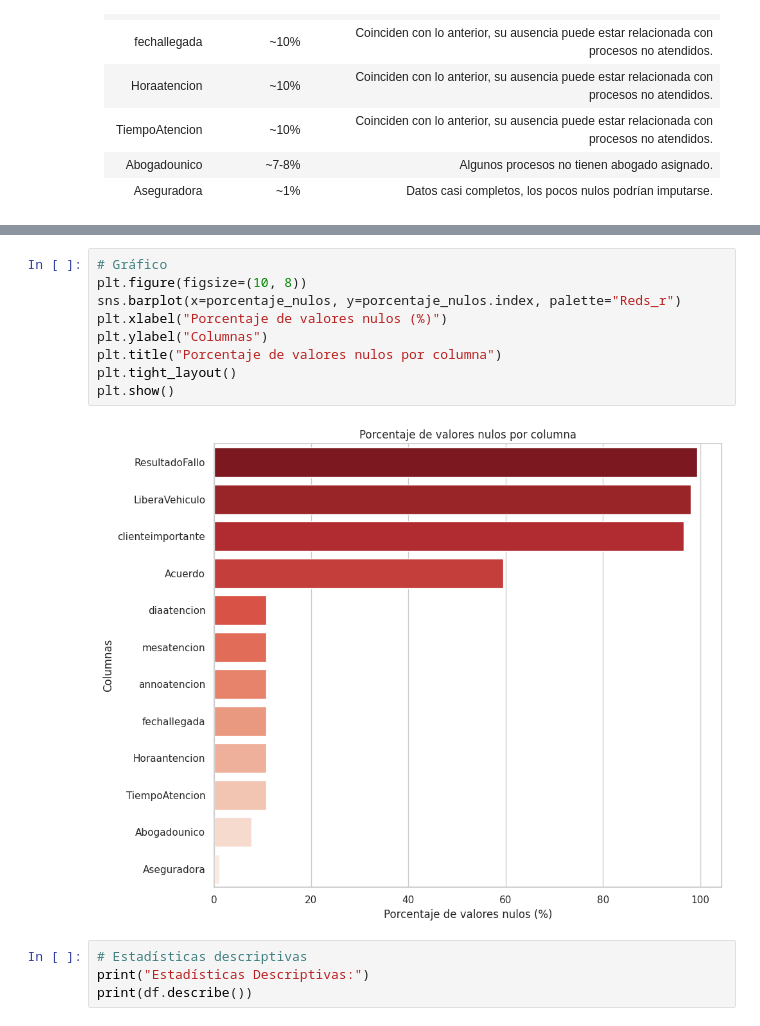
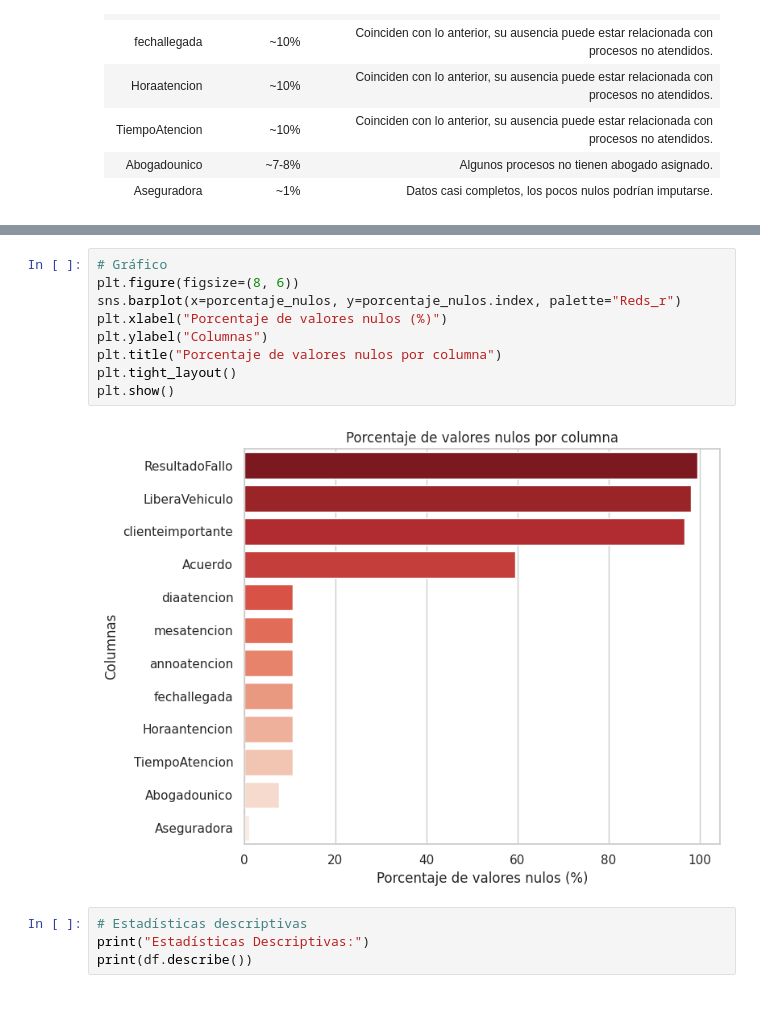
Before and after one commit to ferdilo04/Datos_Analitica, a Jupyter notebook: Monografia_2025/ME02_G7_Modelo.ipynb, the cells around one changed output, grey strips where cells are left out. Saved outputs shown, nothing was run; the diff lists cells and outputs as text.

```diff
--- a/Monografia_2025/ME02_G7_Modelo.ipynb
+++ b/Monografia_2025/ME02_G7_Modelo.ipynb
@@ -364,15 +364,15 @@ Aseguradora           1.102004
 dtype: float64
 # %%
 # Gráfico
-plt.figure(figsize=(10, 8))
+plt.figure(figsize=(8, 6))
 sns.barplot(x=porcentaje_nulos, y=porcentaje_nulos.index, palette="Reds_r")
 plt.xlabel("Porcentaje de valores nulos (%)")
 plt.ylabel("Columnas")
 plt.title("Porcentaje de valores nulos por columna")
 plt.tight_layout()
 plt.show()
 # %% [output]
-[figure, old version]
+[figure, new version]
 # %%
 # Estadísticas descriptivas
 print("Estadísticas Descriptivas:")
```
Also changed, not shown: parts of 15 cells of this notebook, 2 other files.
